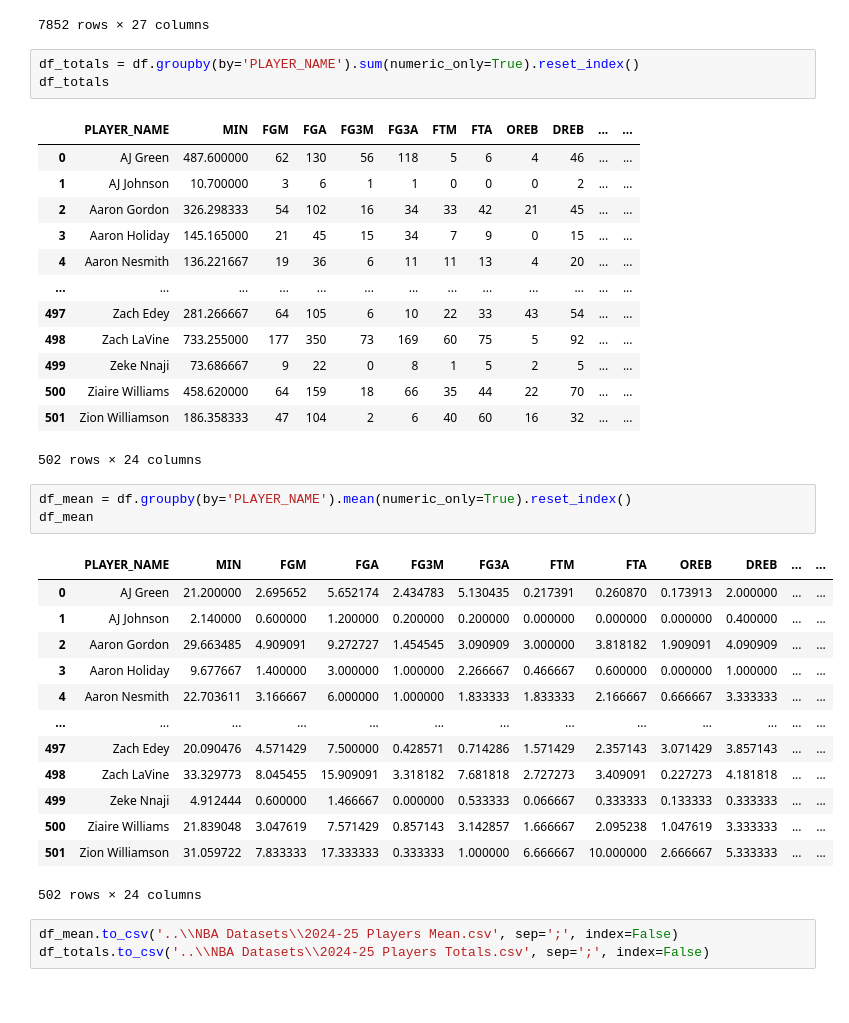
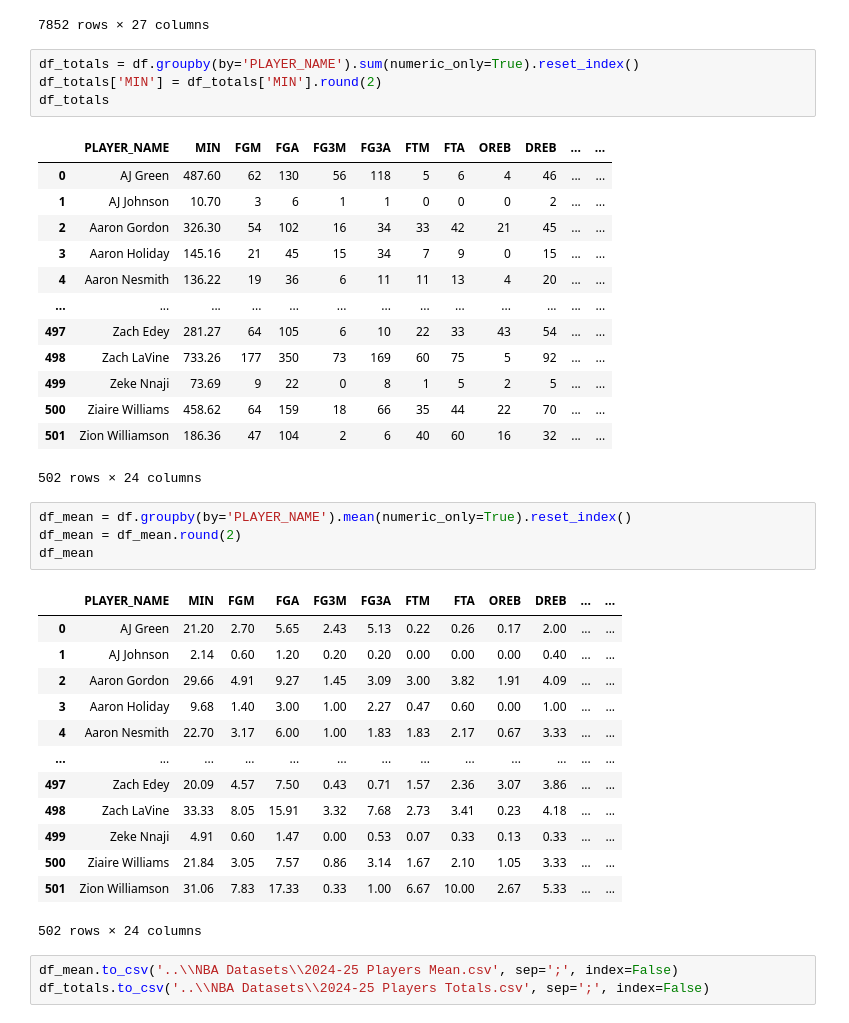
Before and after one commit to joaopaivaa/NBA-Data-Analysis, a Jupyter notebook: 2024-25 NBA Data Analysis/NBA Data Analysis.ipynb, the cells around one changed output. Drawn from its saved outputs; the diff is of its cells as text.

```diff
--- a/2024-25 NBA Data Analysis/NBA Data Analysis.ipynb
+++ b/2024-25 NBA Data Analysis/NBA Data Analysis.ipynb
@@ -62,37 +62,39 @@ df
 7852 rows × 27 columns
 # %%
 df_totals = df.groupby(by='PLAYER_NAME').sum(numeric_only=True).reset_index()
+df_totals['MIN'] = df_totals['MIN'].round(2)
 df_totals
 # %% [output]
 |  | PLAYER_NAME | MIN | FGM | FGA | FG3M | FG3A | FTM | FTA | OREB | DREB | ... | ... |
-| 0 | AJ Green | 487.600000 | 62 | 130 | 56 | 118 | 5 | 6 | 4 | 46 | ... | ... |
-| 1 | AJ Johnson | 10.700000 | 3 | 6 | 1 | 1 | 0 | 0 | 0 | 2 | ... | ... |
-| 2 | Aaron Gordon | 326.298333 | 54 | 102 | 16 | 34 | 33 | 42 | 21 | 45 | ... | ... |
-| 3 | Aaron Holiday | 145.165000 | 21 | 45 | 15 | 34 | 7 | 9 | 0 | 15 | ... | ... |
-| 4 | Aaron Nesmith | 136.221667 | 19 | 36 | 6 | 11 | 11 | 13 | 4 | 20 | ... | ... |
+| 0 | AJ Green | 487.60 | 62 | 130 | 56 | 118 | 5 | 6 | 4 | 46 | ... | ... |
+| 1 | AJ Johnson | 10.70 | 3 | 6 | 1 | 1 | 0 | 0 | 0 | 2 | ... | ... |
+| 2 | Aaron Gordon | 326.30 | 54 | 102 | 16 | 34 | 33 | 42 | 21 | 45 | ... | ... |
+| 3 | Aaron Holiday | 145.16 | 21 | 45 | 15 | 34 | 7 | 9 | 0 | 15 | ... | ... |
+| 4 | Aaron Nesmith | 136.22 | 19 | 36 | 6 | 11 | 11 | 13 | 4 | 20 | ... | ... |
 | ... | ... | ... | ... | ... | ... | ... | ... | ... | ... | ... | ... | ... |
-| 497 | Zach Edey | 281.266667 | 64 | 105 | 6 | 10 | 22 | 33 | 43 | 54 | ... | ... |
-| 498 | Zach LaVine | 733.255000 | 177 | 350 | 73 | 169 | 60 | 75 | 5 | 92 | ... | ... |
-| 499 | Zeke Nnaji | 73.686667 | 9 | 22 | 0 | 8 | 1 | 5 | 2 | 5 | ... | ... |
-| 500 | Ziaire Williams | 458.620000 | 64 | 159 | 18 | 66 | 35 | 44 | 22 | 70 | ... | ... |
-| 501 | Zion Williamson | 186.358333 | 47 | 104 | 2 | 6 | 40 | 60 | 16 | 32 | ... | ... |
+| 497 | Zach Edey | 281.27 | 64 | 105 | 6 | 10 | 22 | 33 | 43 | 54 | ... | ... |
+| 498 | Zach LaVine | 733.26 | 177 | 350 | 73 | 169 | 60 | 75 | 5 | 92 | ... | ... |
+| 499 | Zeke Nnaji | 73.69 | 9 | 22 | 0 | 8 | 1 | 5 | 2 | 5 | ... | ... |
+| 500 | Ziaire Williams | 458.62 | 64 | 159 | 18 | 66 | 35 | 44 | 22 | 70 | ... | ... |
+| 501 | Zion Williamson | 186.36 | 47 | 104 | 2 | 6 | 40 | 60 | 16 | 32 | ... | ... |
 502 rows × 24 columns
 # %%
 df_mean = df.groupby(by='PLAYER_NAME').mean(numeric_only=True).reset_index()
+df_mean = df_mean.round(2)
 df_mean
 # %% [output]
 |  | PLAYER_NAME | MIN | FGM | FGA | FG3M | FG3A | FTM | FTA | OREB | DREB | ... | ... |
-| 0 | AJ Green | 21.200000 | 2.695652 | 5.652174 | 2.434783 | 5.130435 | 0.217391 | 0.260870 | 0.173913 | 2.000000 | ... | ... |
-| 1 | AJ Johnson | 2.140000 | 0.600000 | 1.200000 | 0.200000 | 0.200000 | 0.000000 | 0.000000 | 0.000000 | 0.400000 | ... | ... |
-| 2 | Aaron Gordon | 29.663485 | 4.909091 | 9.272727 | 1.454545 | 3.090909 | 3.000000 | 3.818182 | 1.909091 | 4.090909 | ... | ... |
-| 3 | Aaron Holiday | 9.677667 | 1.400000 | 3.000000 | 1.000000 | 2.266667 | 0.466667 | 0.600000 | 0.000000 | 1.000000 | ... | ... |
-| 4 | Aaron Nesmith | 22.703611 | 3.166667 | 6.000000 | 1.000000 | 1.833333 | 1.833333 | 2.166667 | 0.666667 | 3.333333 | ... | ... |
+| 0 | AJ Green | 21.20 | 2.70 | 5.65 | 2.43 | 5.13 | 0.22 | 0.26 | 0.17 | 2.00 | ... | ... |
+| 1 | AJ Johnson | 2.14 | 0.60 | 1.20 | 0.20 | 0.20 | 0.00 | 0.00 | 0.00 | 0.40 | ... | ... |
+| 2 | Aaron Gordon | 29.66 | 4.91 | 9.27 | 1.45 | 3.09 | 3.00 | 3.82 | 1.91 | 4.09 | ... | ... |
+| 3 | Aaron Holiday | 9.68 | 1.40 | 3.00 | 1.00 | 2.27 | 0.47 | 0.60 | 0.00 | 1.00 | ... | ... |
+| 4 | Aaron Nesmith | 22.70 | 3.17 | 6.00 | 1.00 | 1.83 | 1.83 | 2.17 | 0.67 | 3.33 | ... | ... |
 | ... | ... | ... | ... | ... | ... | ... | ... | ... | ... | ... | ... | ... |
-| 497 | Zach Edey | 20.090476 | 4.571429 | 7.500000 | 0.428571 | 0.714286 | 1.571429 | 2.357143 | 3.071429 | 3.857143 | ... | ... |
-| 498 | Zach LaVine | 33.329773 | 8.045455 | 15.909091 | 3.318182 | 7.681818 | 2.727273 | 3.409091 | 0.227273 | 4.181818 | ... | ... |
-| 499 | Zeke Nnaji | 4.912444 | 0.600000 | 1.466667 | 0.000000 | 0.533333 | 0.066667 | 0.333333 | 0.133333 | 0.333333 | ... | ... |
-| 500 | Ziaire Williams | 21.839048 | 3.047619 | 7.571429 | 0.857143 | 3.142857 | 1.666667 | 2.095238 | 1.047619 | 3.333333 | ... | ... |
-| 501 | Zion Williamson | 31.059722 | 7.833333 | 17.333333 | 0.333333 | 1.000000 | 6.666667 | 10.000000 | 2.666667 | 5.333333 | ... | ... |
+| 497 | Zach Edey | 20.09 | 4.57 | 7.50 | 0.43 | 0.71 | 1.57 | 2.36 | 3.07 | 3.86 | ... | ... |
+| 498 | Zach LaVine | 33.33 | 8.05 | 15.91 | 3.32 | 7.68 | 2.73 | 3.41 | 0.23 | 4.18 | ... | ... |
+| 499 | Zeke Nnaji | 4.91 | 0.60 | 1.47 | 0.00 | 0.53 | 0.07 | 0.33 | 0.13 | 0.33 | ... | ... |
+| 500 | Ziaire Williams | 21.84 | 3.05 | 7.57 | 0.86 | 3.14 | 1.67 | 2.10 | 1.05 | 3.33 | ... | ... |
+| 501 | Zion Williamson | 31.06 | 7.83 | 17.33 | 0.33 | 1.00 | 6.67 | 10.00 | 2.67 | 5.33 | ... | ... |
 502 rows × 24 columns
 # %%
 df_mean.to_csv('..\\NBA Datasets\\2024-25 Players Mean.csv', sep=';', index=False)
```
Also changed, not shown: parts of 1 cell of this notebook, 2 other files.
